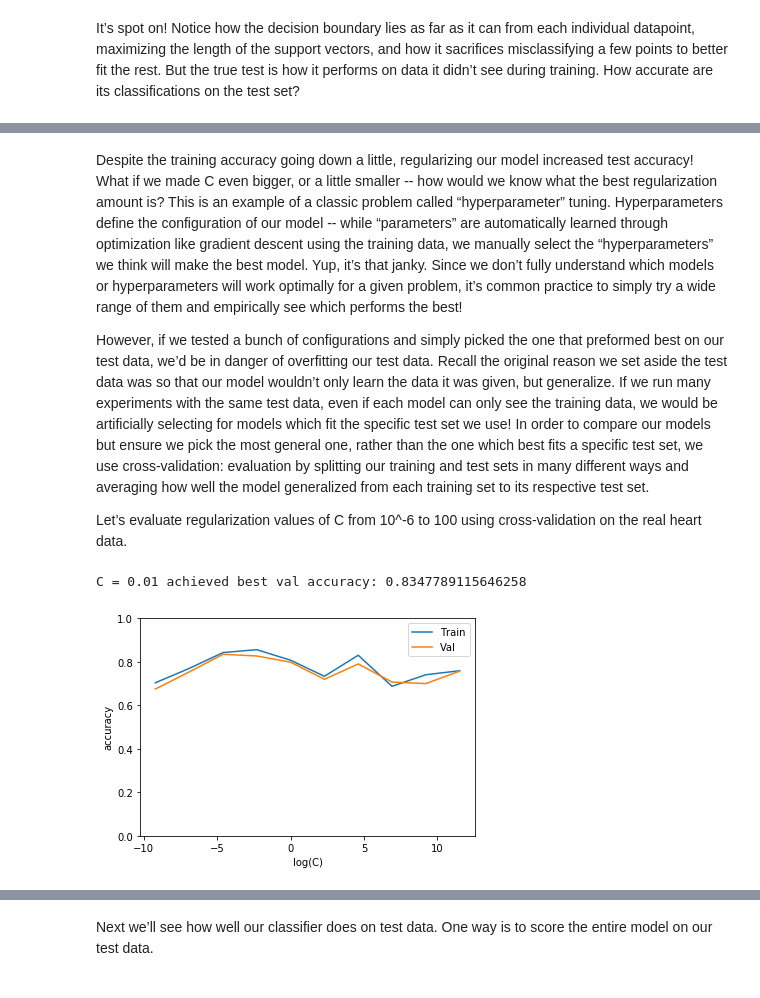
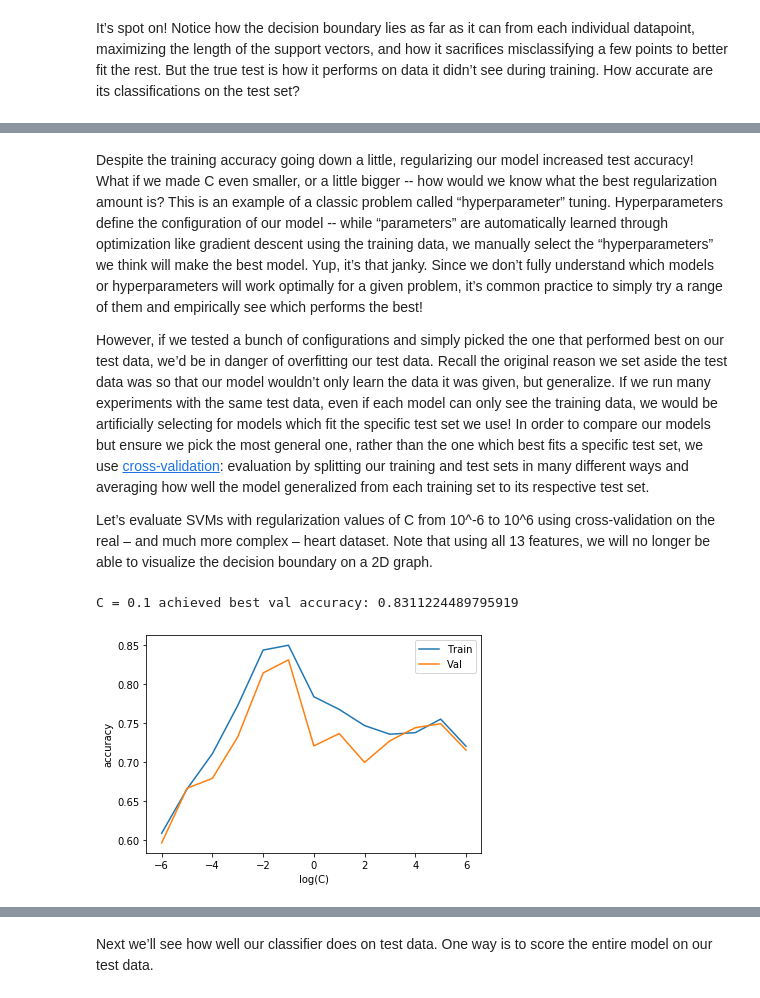
Before and after one commit to SevioStanton/blog-resources, a Jupyter notebook: ProgrammingClassifiers/ProgrammingClassifiers.ipynb, the cells around one changed output, grey strips where cells are left out. Cells and saved outputs as stored; diff of their text form; code cells hidden in the pictures.

```diff
--- a/ProgrammingClassifiers/ProgrammingClassifiers.ipynb
+++ b/ProgrammingClassifiers/ProgrammingClassifiers.ipynb
@@ -100,11 +96,10 @@ If we increase our regularization parameter, our model will be allowed to fit a
 # %%
-np.random.seed(1)
-c = 1000
-clf = svm.LinearSVC(C=c)
+c = 0.01
+clf = sklearn.svm.LinearSVC(C=c)
 clf.fit(r_train_X, r_train_Y)
 
-utils.plot_decision_boundary(clf, r_train_X, r_train_Y, title="train C={}".format(c))
-utils.plot_decision_boundary(clf, r_test_X, r_test_Y, title="test C={}".format(c))
+utils.plot_SVM(clf, r_train_X, r_train_Y, title="train C={}".format(c))
+utils.plot_SVM(clf, r_test_X, r_test_Y, title="test C={}".format(c))
 print("Train accuracy:", clf.score(r_train_X, r_train_Y))
 print("Test accuracy:", clf.score(r_test_X, r_test_Y))
 # %% [output]
@@ -115,29 +110,28 @@ Test accuracy: 0.9285714285714286
 # %% [markdown]
-Despite the training accuracy going down a little, regularizing our model increased test accuracy! What if we made C even bigger, or a little smaller -- how would we know what the best regularization amount is? This is an example of a classic problem called “hyperparameter” tuning. Hyperparameters define the configuration of our model -- while “parameters” are automatically learned through optimization like gradient descent using the training data, we manually select the “hyperparameters” we think will make the best model. Yup, it’s that janky. Since we don’t fully understand which models or hyperparameters will work optimally for a given problem, it’s common practice to simply try a wide range of them and empirically see which performs the best!
+Despite the training accuracy going down a little, regularizing our model increased test accuracy! What if we made C even smaller, or a little bigger -- how would we know what the best regularization amount is? This is an example of a classic problem called “hyperparameter” tuning. Hyperparameters define the configuration of our model -- while “parameters” are automatically learned through optimization like gradient descent using the training data, we manually select the “hyperparameters” we think will make the best model. Yup, it’s that janky. Since we don’t fully understand which models or hyperparameters will work optimally for a given problem, it’s common practice to simply try a range of them and empirically see which performs the best!
 
-However, if we tested a bunch of configurations and simply picked the one that preformed best on our test data, we’d be in danger of overfitting our test data. Recall the original reason we set aside the test data was so that our model wouldn’t only learn the data it was given, but generalize. If we run many experiments with the same test data, even if each model can only see the training data, we would be artificially selecting for models which fit the specific test set we use! In order to compare our models but ensure we pick the most general one, rather than the one which best fits a specific test set, we use cross-validation: evaluation by splitting our training and test sets in many different ways and averaging how well the model generalized from each training set to its respective test set.
+However, if we tested a bunch of configurations and simply picked the one that performed best on our test data, we’d be in danger of overfitting our test data. Recall the original reason we set aside the test data was so that our model wouldn’t only learn the data it was given, but generalize. If we run many experiments with the same test data, even if each model can only see the training data, we would be artificially selecting for models which fit the specific test set we use! In order to compare our models but ensure we pick the most general one, rather than the one which best fits a specific test set, we use [cross-validation](https://medium.com/@ml.at.berkeley/machine-learning-crash-course-part-4-the-bias-variance-dilemma-a94e60ec1d3): evaluation by splitting our training and test sets in many different ways and averaging how well the model generalized from each training set to its respective test set.
 
-Let’s evaluate regularization values of C from 10^-6 to 100 using cross-validation on the real heart data.
+Let’s evaluate SVMs with regularization values of C from 10^-6 to 10^6 using cross-validation on the real – and much more complex – heart dataset. Note that using all 13 features, we will no longer be able to visualize the decision boundary on a 2D graph.
 # %%
-np.random.seed(1)
-cs = [100000, 10000, 1000, 100, 10, 1, 0.1, 0.01, 0.001, 0.0001]
+np.random.seed(0)
+cs = [1000000, 100000, 10000, 1000, 100, 10, 1, 0.1, 0.01, 0.001, 0.0001, 0.00001, 0.000001]
 train_scores, val_scores = [], []
 for c in cs:
     train_score, val_score = utils.cross_validate_SVM(c, train_X, train_Y)
     train_scores.append(train_score)
     val_scores.append(val_score)
 
-plt.plot(np.log(cs), train_scores, label="Train")
-plt.plot(np.log(cs), val_scores, label="Val")
-plt.ylim(0,1)
+plt.plot(np.log10(cs), train_scores, label="Train")
+plt.plot(np.log10(cs), val_scores, label="Val")
 plt.xlabel("log(C)")
 plt.ylabel("accuracy")
 plt.legend(loc="best")
 
 best_i = np.argmax(val_scores)
 best_c, best_score = cs[best_i], val_scores[best_i]
 print("C =", best_c, "achieved best val accuracy:", best_score)
 # %% [output]
-C = 0.01 achieved best val accuracy: 0.8347789115646258
+C = 0.1 achieved best val accuracy: 0.8311224489795919
-[figure, old version]
+[figure, new version]
 # %% [markdown]
```
Also changed, not shown: parts of 40 cells of this notebook, 2 other files.
